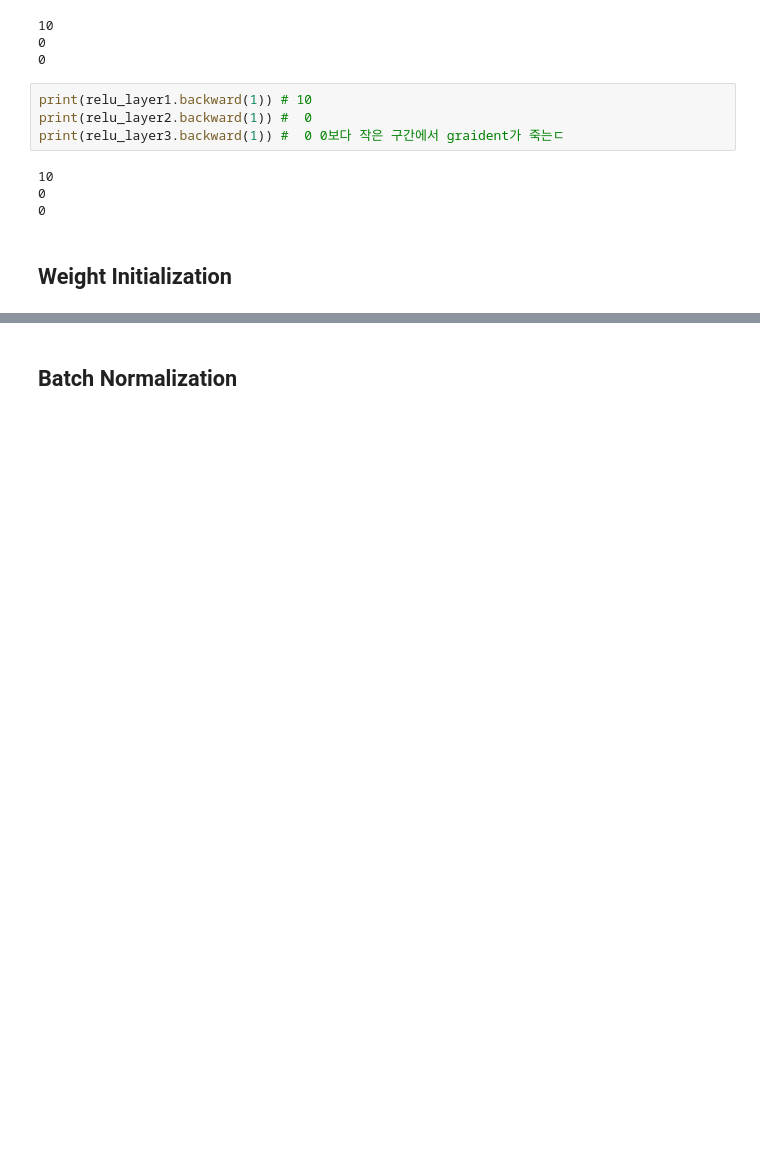
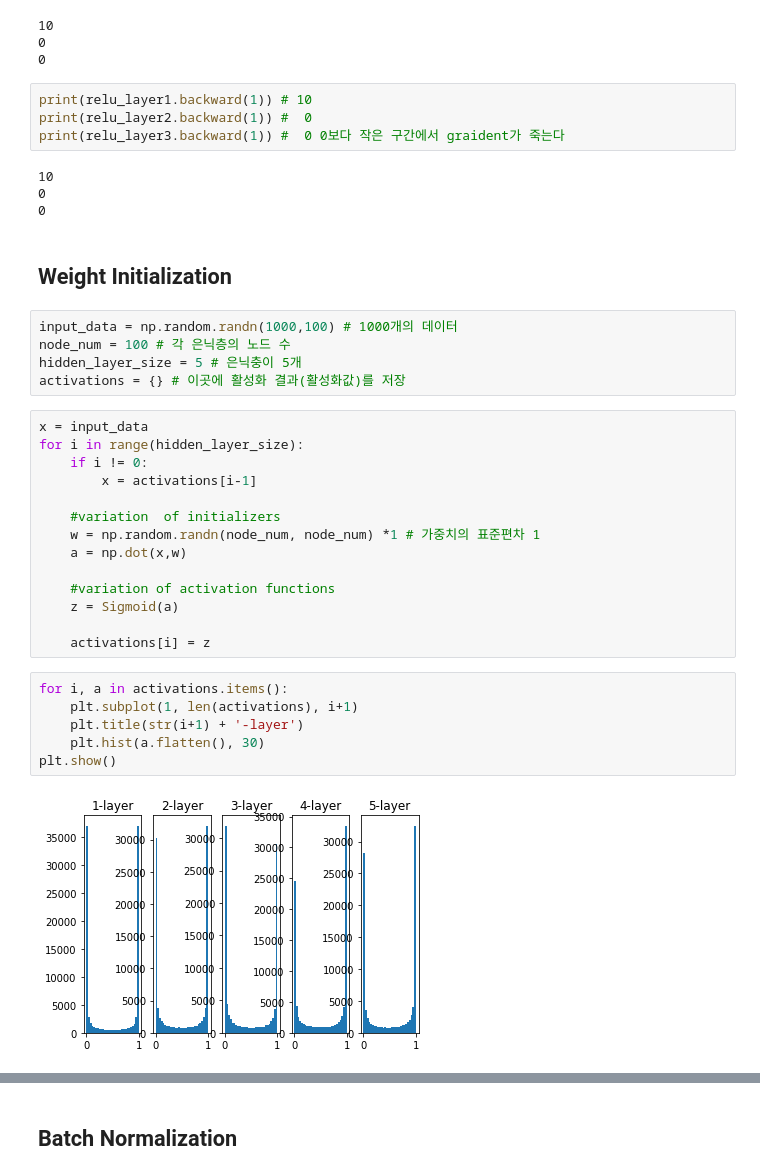
Before and after one commit to bernard-choi/CS231n, a Jupyter notebook: Chapter6_Training_NN_1/Training_NN_1.ipynb, the cells around one changed output, grey strips where cells are left out. Saved outputs shown, nothing was run; the diff lists cells and outputs as text; blank space fills up the shorter version.

```diff
--- a/Chapter6_Training_NN_1/Training_NN_1.ipynb
+++ b/Chapter6_Training_NN_1/Training_NN_1.ipynb
@@ -151,10 +151,37 @@ print(relu_layer3.forward(x3)) # 0
 # %%
 print(relu_layer1.backward(1)) # 10
 print(relu_layer2.backward(1)) #  0
-print(relu_layer3.backward(1)) #  0 0보다 작은 구간에서 graident가 죽는ㄷ
+print(relu_layer3.backward(1)) #  0 0보다 작은 구간에서 graident가 죽는다
 # %% [output]
 10
 0
 0
 # %% [markdown]
 ## Weight Initialization
+# %%
+input_data = np.random.randn(1000,100) # 1000개의 데이터
+node_num = 100 # 각 은닉층의 노드 수
+hidden_layer_size = 5 # 은닉충이 5개
+activations = {} # 이곳에 활성화 결과(활성화값)를 저장
+# %%
+x = input_data
+for i in range(hidden_layer_size):
+    if i != 0:
+        x = activations[i-1]
+
+    #variation  of initializers
+    w = np.random.randn(node_num, node_num) *1 # 가중치의 표준편차 1
+    a = np.dot(x,w)
+
+    #variation of activation functions
+    z = Sigmoid(a)
+
+    activations[i] = z
+# %%
+for i, a in activations.items():
+    plt.subplot(1, len(activations), i+1)
+    plt.title(str(i+1) + '-layer')
+    plt.hist(a.flatten(), 30)
+plt.show()
+# %% [output]
+[figure, added]
```
Also changed, not shown: parts of 7 cells of this notebook.
